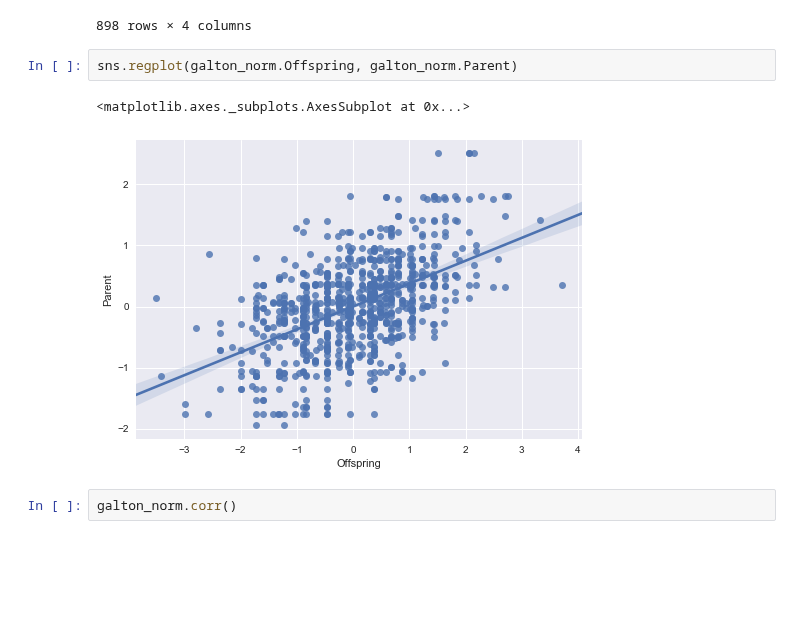
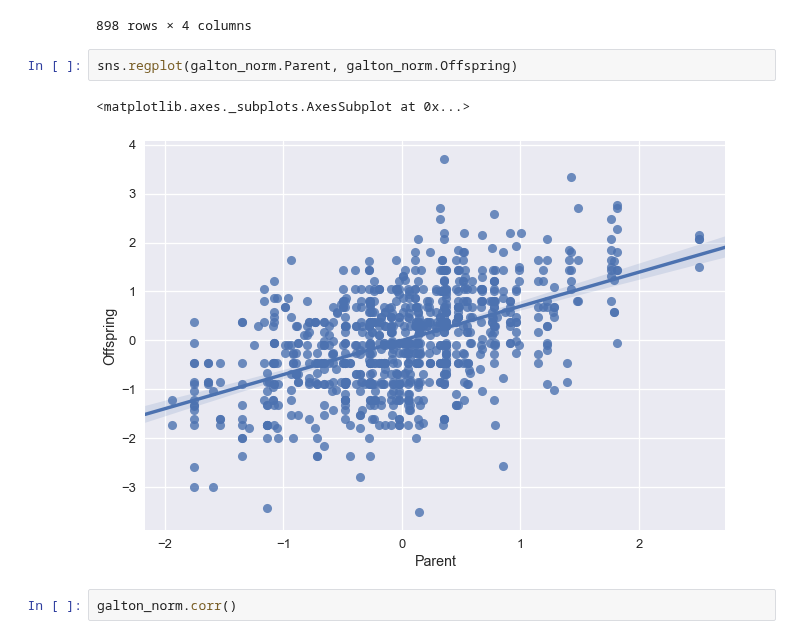
Before and after one commit to jessebmurray/polygenic, a Jupyter notebook: galton.ipynb, the cells around one changed output. Drawn from its saved outputs; the diff is of its cells as text; blank space fills up the shorter version.

```diff
--- a/galton.ipynb
+++ b/galton.ipynb
@@ -235,10 +242,10 @@ galton_norm
 | 897 | -0.296670 | 0.396870 | 0.050100 | -0.468359 |
 898 rows × 4 columns
 # %%
-sns.regplot(galton_norm.Offspring, galton_norm.Parent)
+sns.regplot(galton_norm.Parent, galton_norm.Offspring)
 # %% [output]
 <matplotlib.axes._subplots.AxesSubplot at 0x...>
-[figure, old version]
+[figure, new version]
 # %%
 galton_norm.corr()
 # %% [output]
```
Also changed, not shown: parts of 27 cells of this notebook.
